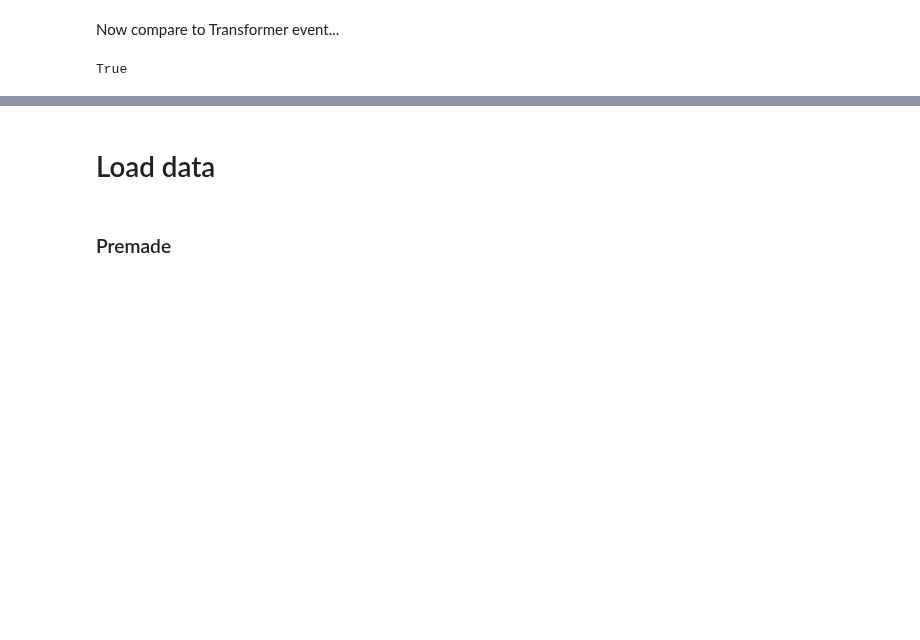
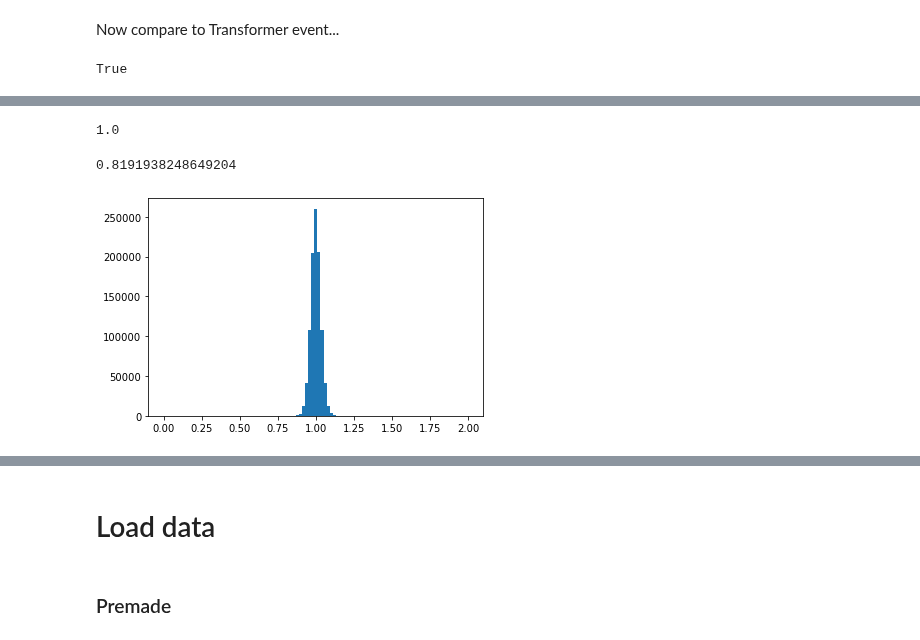
Before and after one commit to atlas-calo-ml/gn4pions_eastbay, a Jupyter notebook: simple_regression_model.ipynb, the cells around one changed output, grey strips where cells are left out. Cells and saved outputs as stored; diff of their text form; code cells hidden in the pictures; blank space fills up the shorter version.

```diff
--- a/simple_regression_model.ipynb
+++ b/simple_regression_model.ipynb
@@ -122 +137,14 @@ np.min(test.nn_output/test.truth_particle_e)
+# %%
+np.sum(test.truth_particle_e == df_transformer.targets_regress)/len(test)
+# okay, so these are definitely identical events!
+# %% [output]
+1.0
+# %%
+np.min(df_transformer.outputs_regress/df_transformer.targets_regress)
+# %% [output]
+0.8191938248649204
+# %%
+plt.hist(df_transformer.outputs_regress/df_transformer.targets_regress, bins=np.linspace(0,2,100));
+# %% [output]
+[figure, added]
 # %%
```
Also changed, not shown: parts of 18 cells of this notebook, 1 other file.
